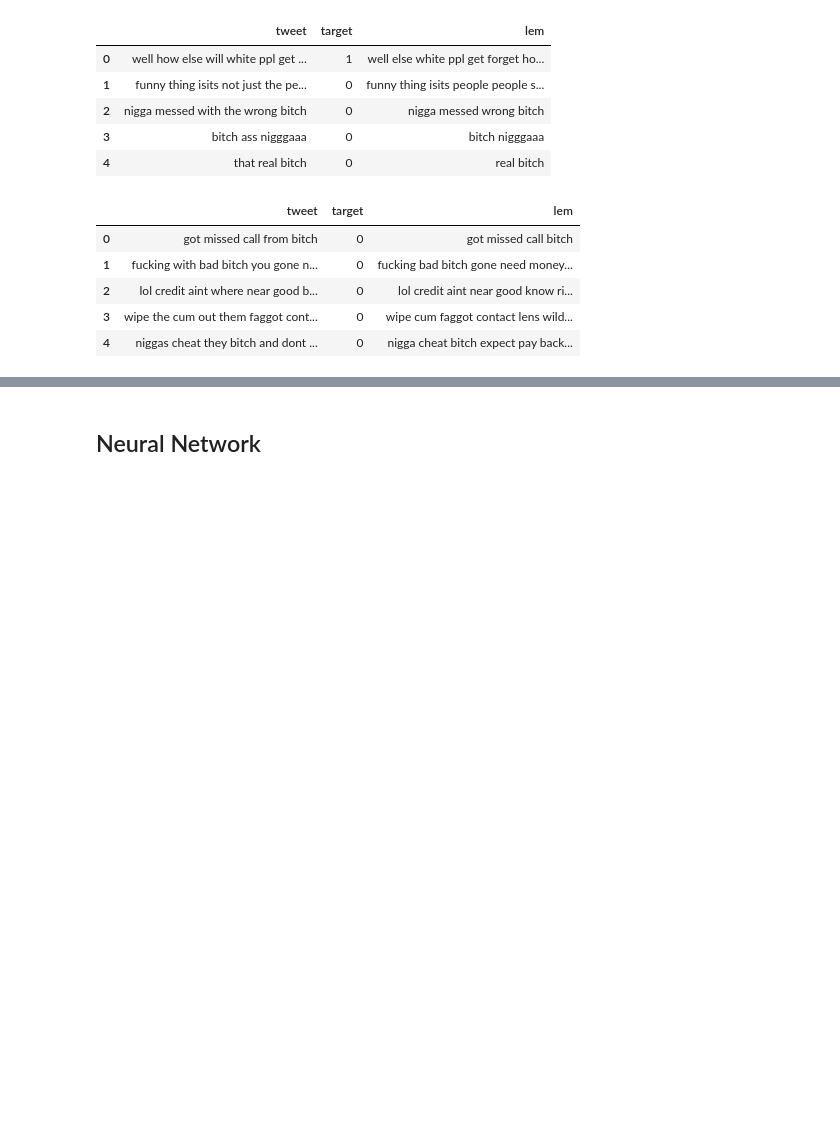
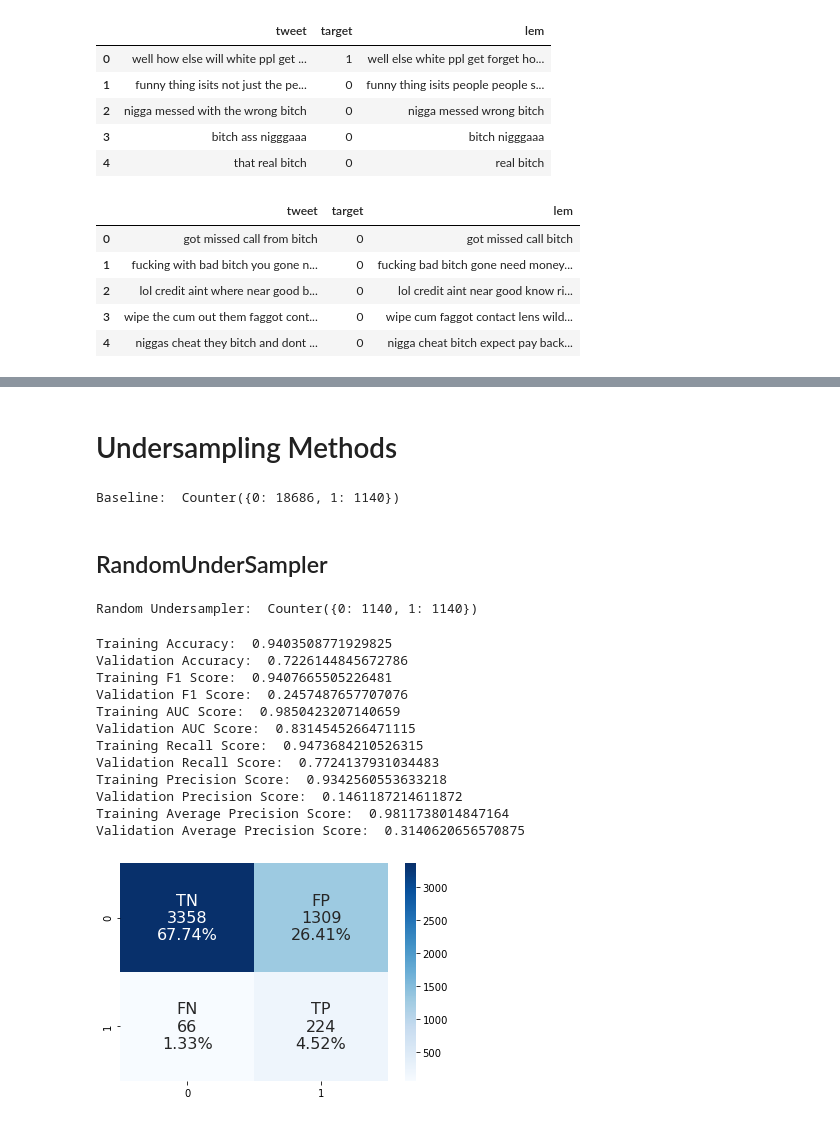
Before and after one commit to datascisteven/Twitter-Sentiment-Analysis, a Jupyter notebook: notebooks_steven/modeling.ipynb, the cells around one changed output, grey strips where cells are left out. Cells and saved outputs as stored; diff of their text form; code cells hidden in the pictures; blank space fills up the shorter version.

```diff
--- a/notebooks_steven/modeling.ipynb
+++ b/notebooks_steven/modeling.ipynb
@@ -155,2 +135,40 @@ Validation Average Precision Score:  0.3497021490008816
-# %% [markdown]
-## Neural Network
+# %% [markdown]
+# Undersampling Methods
+# %%
+# separate minority and majority classes
+majority = train[train.target==0]
+minority = train[train.target==1]
+
+#baseline counts
+counter = Counter(y_tr)
+print("Baseline: ", counter)
+# %% [output]
+Baseline:  Counter({0: 18686, 1: 1140})
+# %% [markdown]
+## RandomUnderSampler
+# %%
+rus = RandomUnderSampler()
+X_tr_rus, y_tr_rus = rus.fit_sample(tfidf_tr, y_tr)
+counter_rus = Counter(y_tr_rus)
+print("Random Undersampler: ", counter_rus)
+# %% [output]
+Random Undersampler:  Counter({0: 1140, 1: 1140})
+# %%
+nb2 = MultinomialNB().fit(X_tr_rus, y_tr_rus)
+y_pr_nb2_tr = nb2.predict(X_tr_rus)
+y_pr_nb2_val = nb2.predict(tfidf_val)
+get_metrics(X_tr_rus, y_tr_rus, tfidf_val, y_val, y_pr_nb2_tr, y_pr_nb2_val, nb2)
+# %% [output]
+Training Accuracy:  0.9403508771929825
+Validation Accuracy:  0.7226144845672786
+Training F1 Score:  0.9407665505226481
+Validation F1 Score:  0.2457487657707076
+Training AUC Score:  0.9850423207140659
+Validation AUC Score:  0.8314545266471115
+Training Recall Score:  0.9473684210526315
+Validation Recall Score:  0.7724137931034483
+Training Precision Score:  0.9342560553633218
+Validation Precision Score:  0.1461187214611872
+Training Average Precision Score:  0.9811738014847164
+Validation Average Precision Score:  0.3140620656570875
+[figure, added]
```
Also changed, not shown: parts of 23 cells of this notebook, 1 other file.
